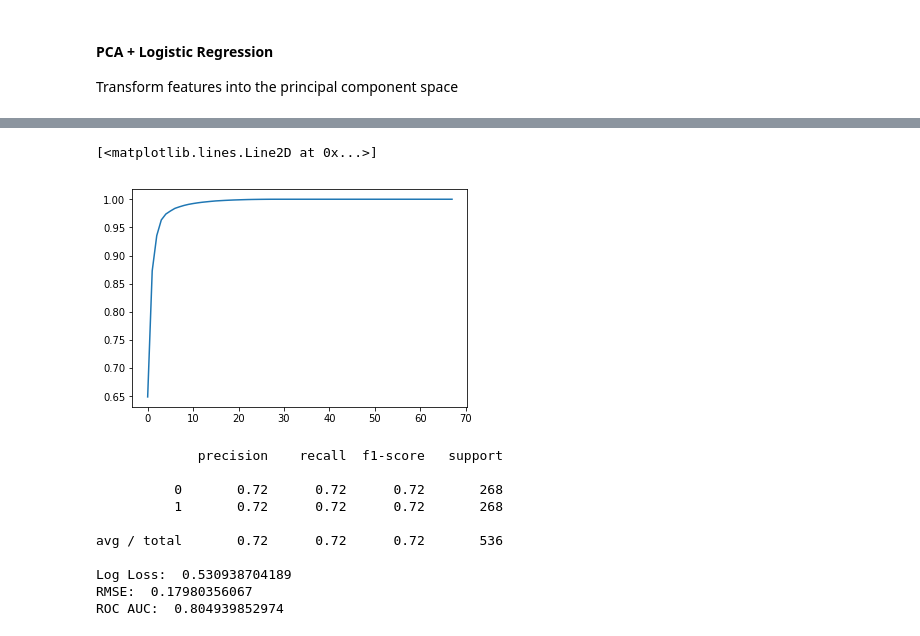
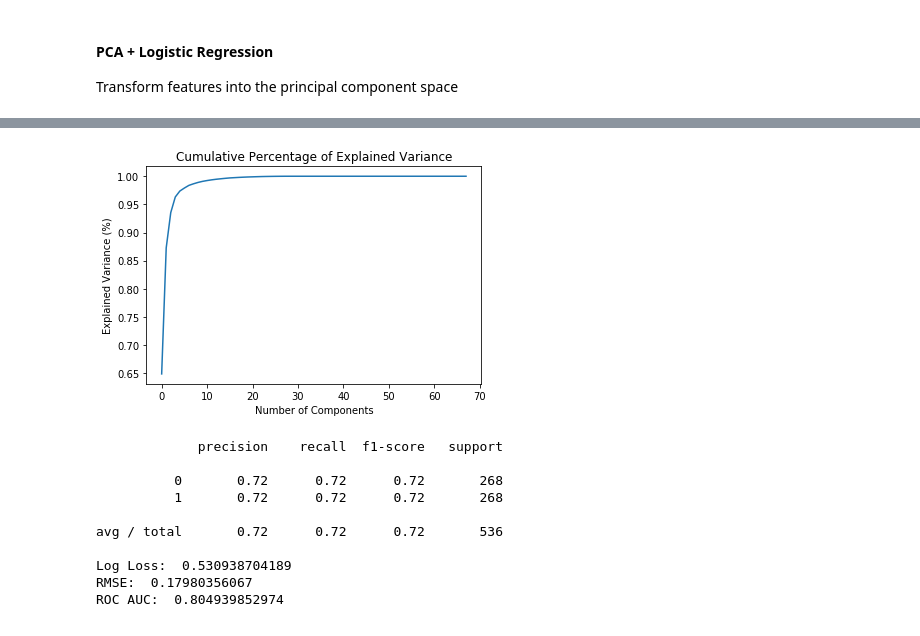
Before and after one commit to elyliu/mids-w207-final_proj-ncaa, a Jupyter notebook: deliverables/01-modeling.ipynb, the cells around one changed output, grey strips where cells are left out. Cells and saved outputs as stored; diff of their text form; code cells hidden in the pictures.

```diff
--- a/deliverables/01-modeling.ipynb
+++ b/deliverables/01-modeling.ipynb
@@ -1664,8 +1681,10 @@ plt.scatter(X_train_tr[:,0], X_train_tr[:,1])
-# %%
-plt.plot(np.cumsum(pca.explained_variance_ratio_))
-# %% [output]
-[<matplotlib.lines.Line2D at 0x...>]
-[figure, removed]
+# %%
+plt.plot(np.cumsum(pca.explained_variance_ratio_))
+x = plt.title("Cumulative Percentage of Explained Variance")
+x = plt.xlabel("Number of Components")
+x = plt.ylabel("Explained Variance (%)")
+# %% [output]
+[figure, added]
 # %%
 lr = LogisticRegression(penalty='l2')
 lr.fit(X_train_tr[:, :10], df_train[target])
```
Also changed, not shown: parts of 20 cells of this notebook.
